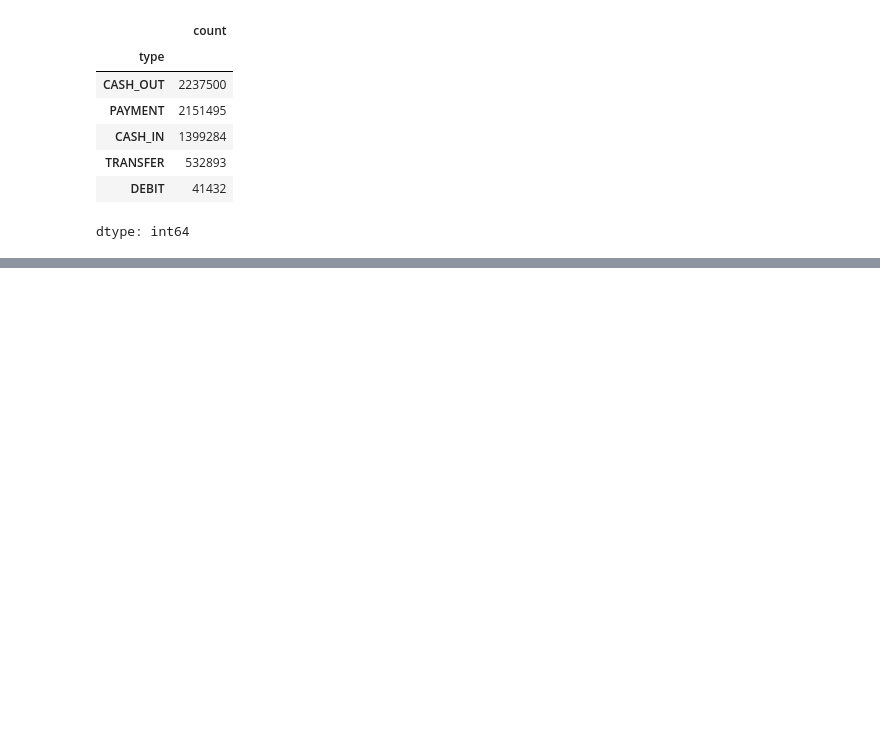
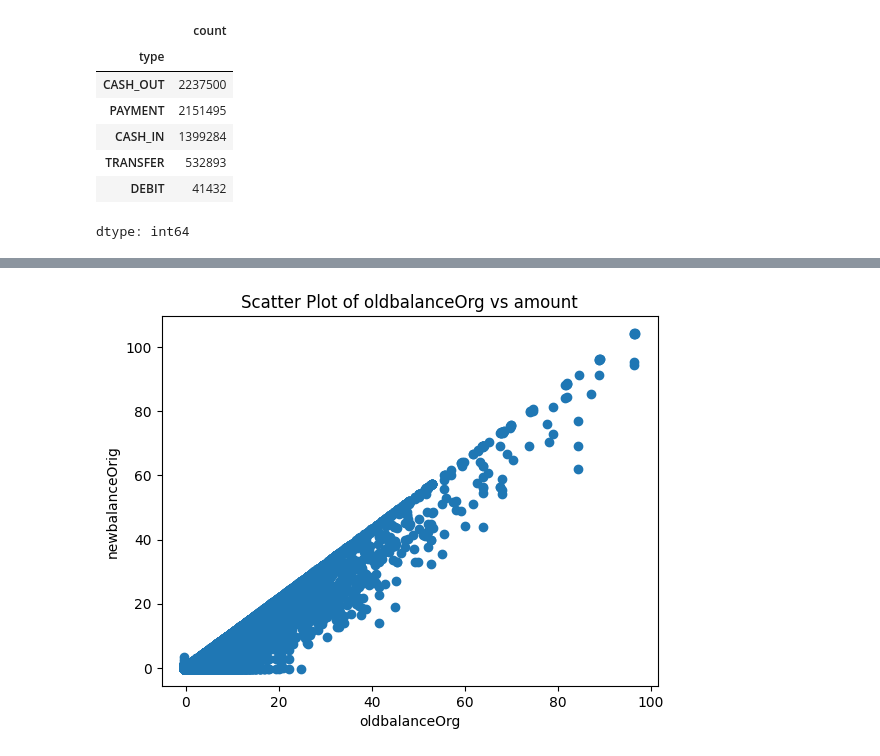
Before and after one commit to BAHAMLAOUHI/Data-Mining-Project, a Jupyter notebook: EDA_&_Preprocessing.ipynb, the cells around one changed output, grey strips where cells are left out. Drawn from its saved outputs; the diff is of its cells as text; code cells hidden in the pictures; blank space fills up the shorter version.

```diff
--- a/EDA_&_Preprocessing.ipynb
+++ b/EDA_&_Preprocessing.ipynb
@@ -309,0 +437,10 @@ dtype: int64
+# %%
+plt.scatter(df['newbalanceDest'], df['oldbalanceDest'])
+plt.xlabel('oldbalanceOrg')
+plt.ylabel('newbalanceOrig')
+plt.title('Scatter Plot of oldbalanceOrg vs amount')
+# plt.xlim(-10, 70)
+# plt.ylim(-10, 70)
+plt.show()
+# %% [output]
+[figure, added]
```
Also changed, not shown: parts of 26 cells of this notebook.
